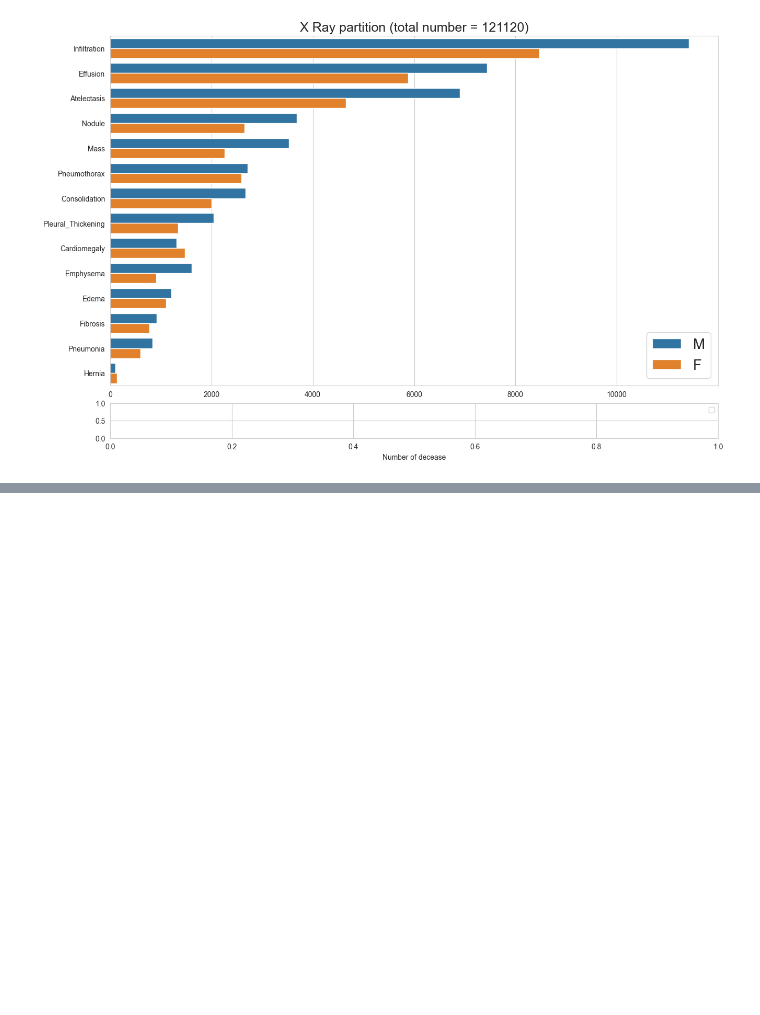
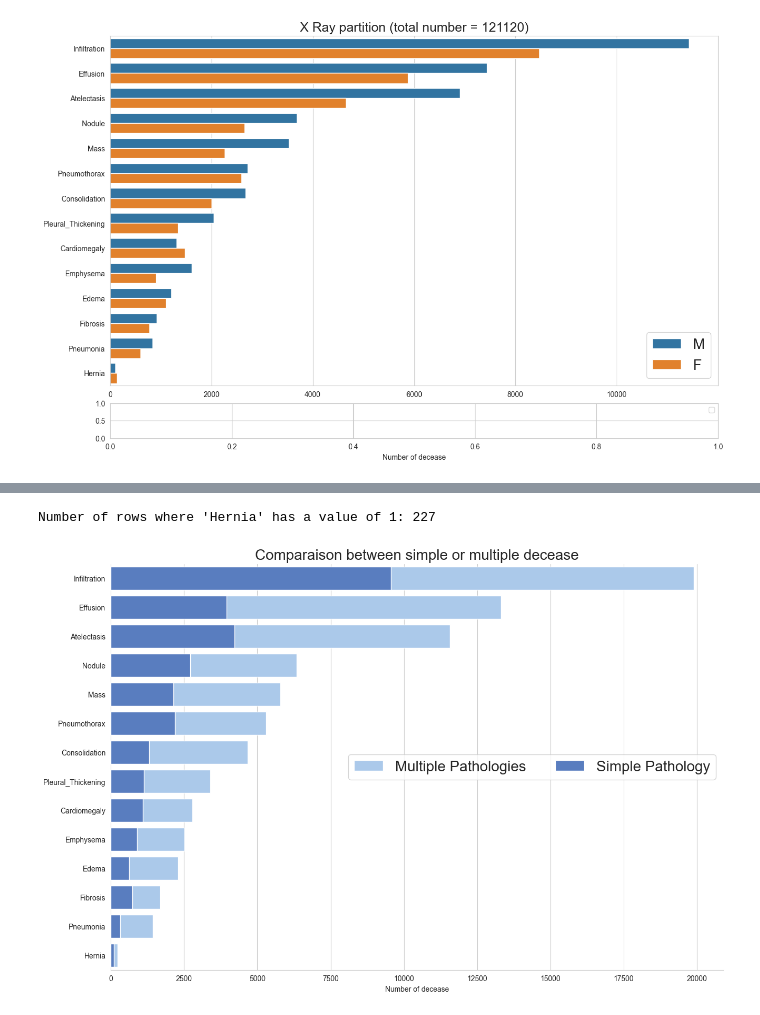
Before and after one commit to Abzzt/adl, a Jupyter notebook: data_exploration.ipynb, the cells around one changed output, grey strips where cells are left out. Drawn from its saved outputs; the diff is of its cells as text; code cells hidden in the pictures; blank space fills up the shorter version.

```diff
--- a/data_exploration.ipynb
+++ b/data_exploration.ipynb
@@ -128,0 +145,25 @@ plt.subplots_adjust(hspace=.5)
+# %%
+hernia_count = df[df['Hernia'] == 1].shape[0]
+print("Number of rows where 'Hernia' has a value of 1:", hernia_count)
+# %% [output]
+Number of rows where 'Hernia' has a value of 1: 227
+# %%
+
+data=df.groupby('Finding Labels').count().sort_values('Patient ID',ascending=False)
+df1=data[['|' in index for index in data.index]].copy()
+df2=data[['|' not in index for index in data.index]]
+df2=df2[['No Finding' not in index for index in df2.index]]
+df2['Finding Labels']=df2.index.values
+df1['Finding Labels']=df1.index.values
+
+f, ax = plt.subplots(sharex=True,figsize=(15, 10))
+sns.set_color_codes("pastel")
+g=sns.countplot(y='Category',data=data1, ax=ax, order = data1['Category'].value_counts().index,color='b',label="Multiple Pathologies")
+sns.set_color_codes("muted")
+g=sns.barplot(x='Patient ID',y='Finding Labels',data=df2, ax=ax, color="b",label="Simple Pathology")
+ax.legend(ncol=2, loc="center right", frameon=True,fontsize=20)
+ax.set( ylabel="",xlabel="Number of decease")
+ax.set_title("Comparaison between simple or multiple decease",fontsize=20)
+sns.despine(left=True)
+# %% [output]
+[figure, added]
```
Also changed, not shown: parts of 3 cells of this notebook, 5 other files.
